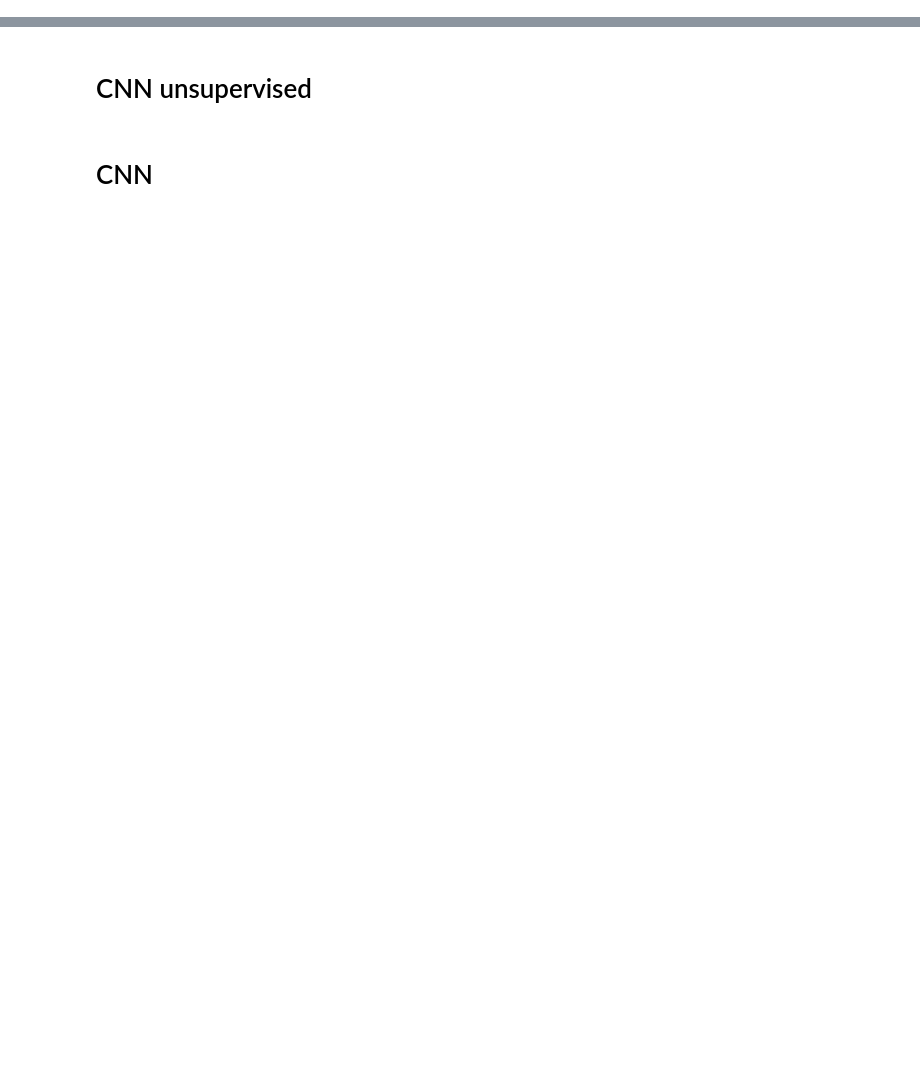
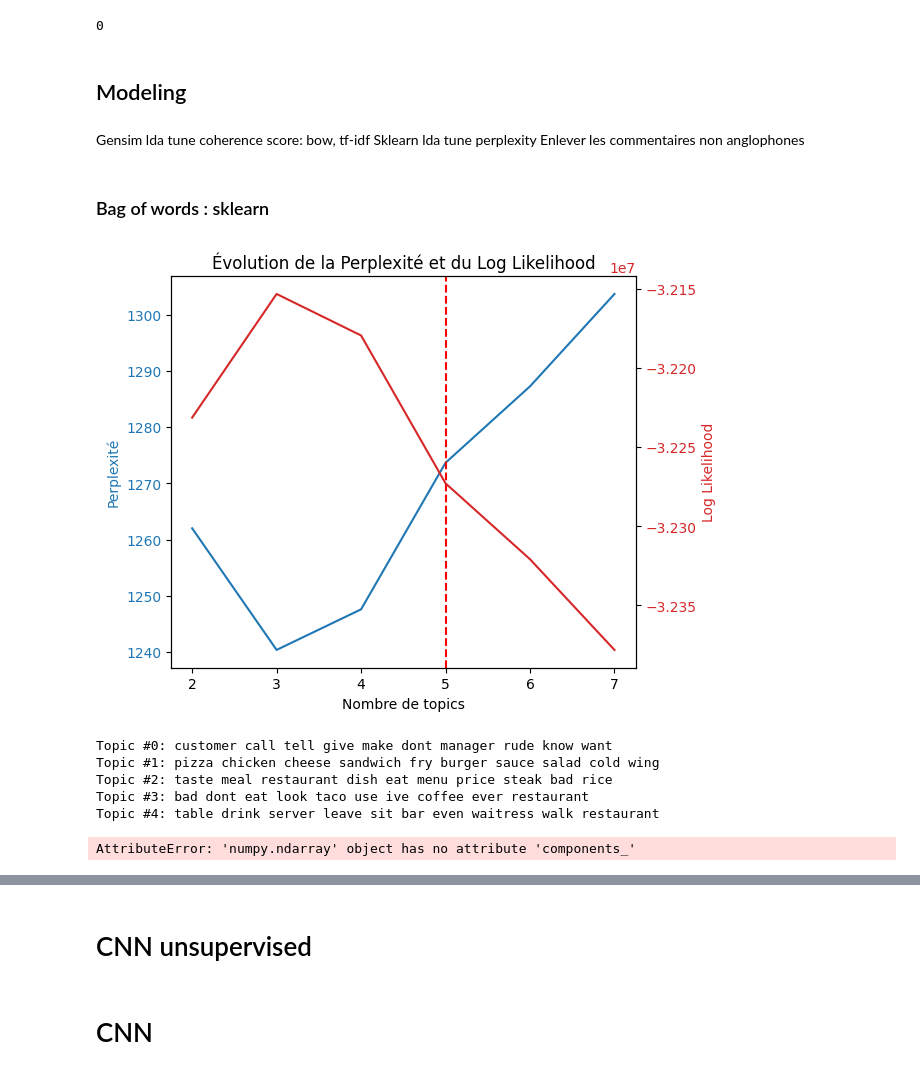
Before and after one commit to MatTheAnalyst/Improve-your-AI-product, a Jupyter notebook: notebooks/EDA_modeling.ipynb, the cells around one changed output, grey strips where cells are left out. Saved outputs shown, nothing was run; the diff lists cells and outputs as text; code cells hidden in the pictures; blank space fills up the shorter version.

```diff
--- a/notebooks/EDA_modeling.ipynb
+++ b/notebooks/EDA_modeling.ipynb
@@ -53,0 +210,16 @@ Import of datasets.
+# %%
+review_sample['tokens_without_top_words'].isna().sum()
+# %% [output]
+0
+# %% [markdown]
+<a id="section24"></a>
+## Modeling
+# %% [markdown]
+Gensim lda tune coherence score: bow, tf-idf
+Sklearn lda tune perplexity
+Enlever les commentaires non anglophones
+# %% [markdown]
+### Bag of words : sklearn
+# %%
+# Create bag of words
+bow, vectorizer_bow = create_bow(review_sample['tokens_without_top_words'])
@@ -53,0 +230,6 @@ Import of datasets.
+# %%
+# LDA tuning with perplexity
+topic_range = range(2, 8)
+best_model_bow, best_num_topics_bow, best_perplexity_bow, best_log_likelihood_bow = tune_lda(bow, topic_range, max_iter=10)
+# %% [output]
+[figure, added]
@@ -53,0 +239,8 @@ Import of datasets.
+# %%
+sklearn_print_top_words(best_model_bow,vectorizer_bow.get_feature_names_out(), 10)
+# %% [output]
+Topic #0: customer call tell give make dont manager rude know want
+Topic #1: pizza chicken cheese sandwich fry burger sauce salad cold wing
+Topic #2: taste meal restaurant dish eat menu price steak bad rice
+Topic #3: bad dont eat look taco use ive coffee ever restaurant
+Topic #4: table drink server leave sit bar even waitress walk restaurant
@@ -53,0 +251,4 @@ Import of datasets.
+# %%
+best_model_bow.transform(bow)
+# %% [output]
+AttributeError: 'numpy.ndarray' object has no attribute 'components_'
```
Also changed, not shown: parts of 90 cells of this notebook, 12 other files.
